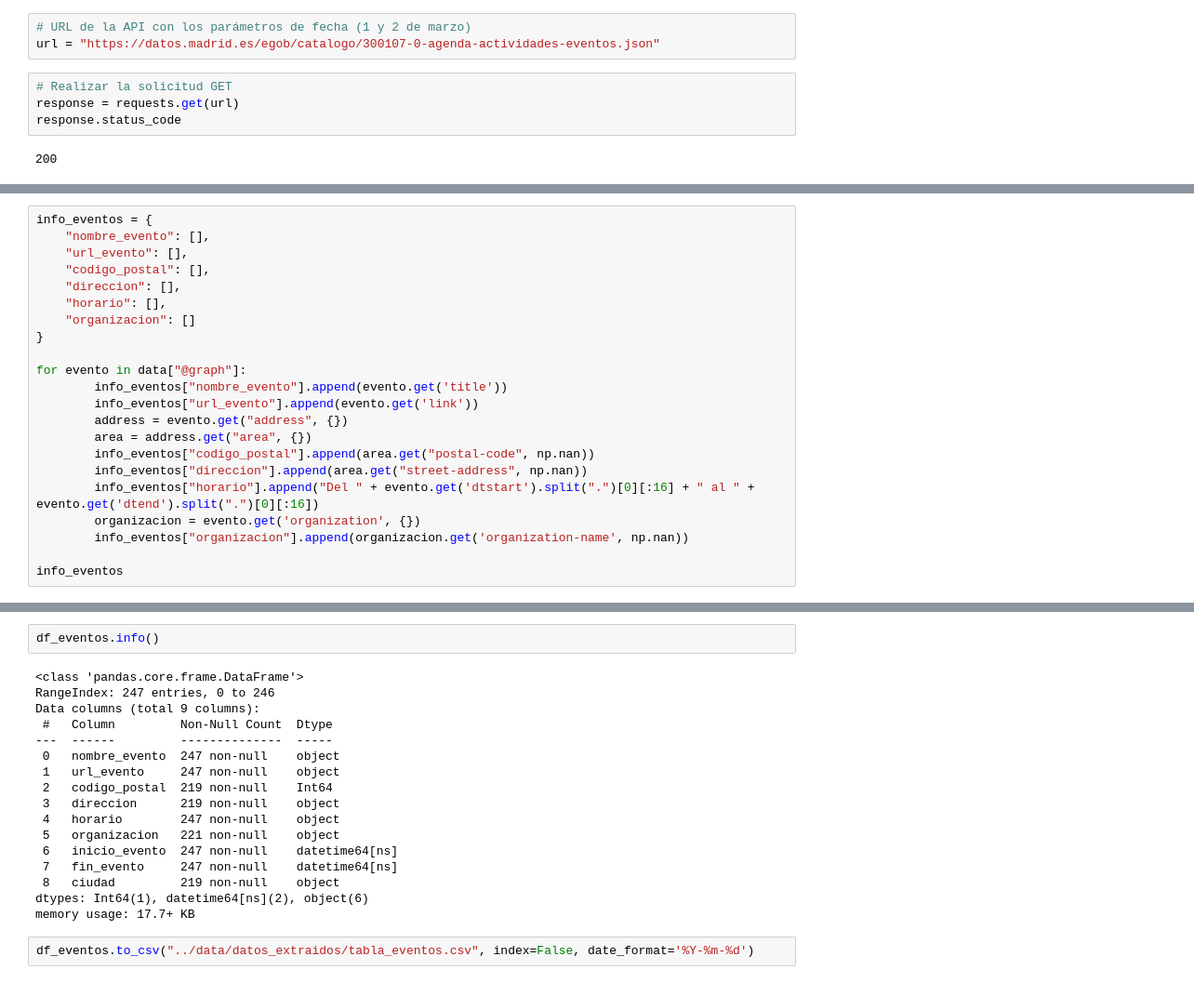
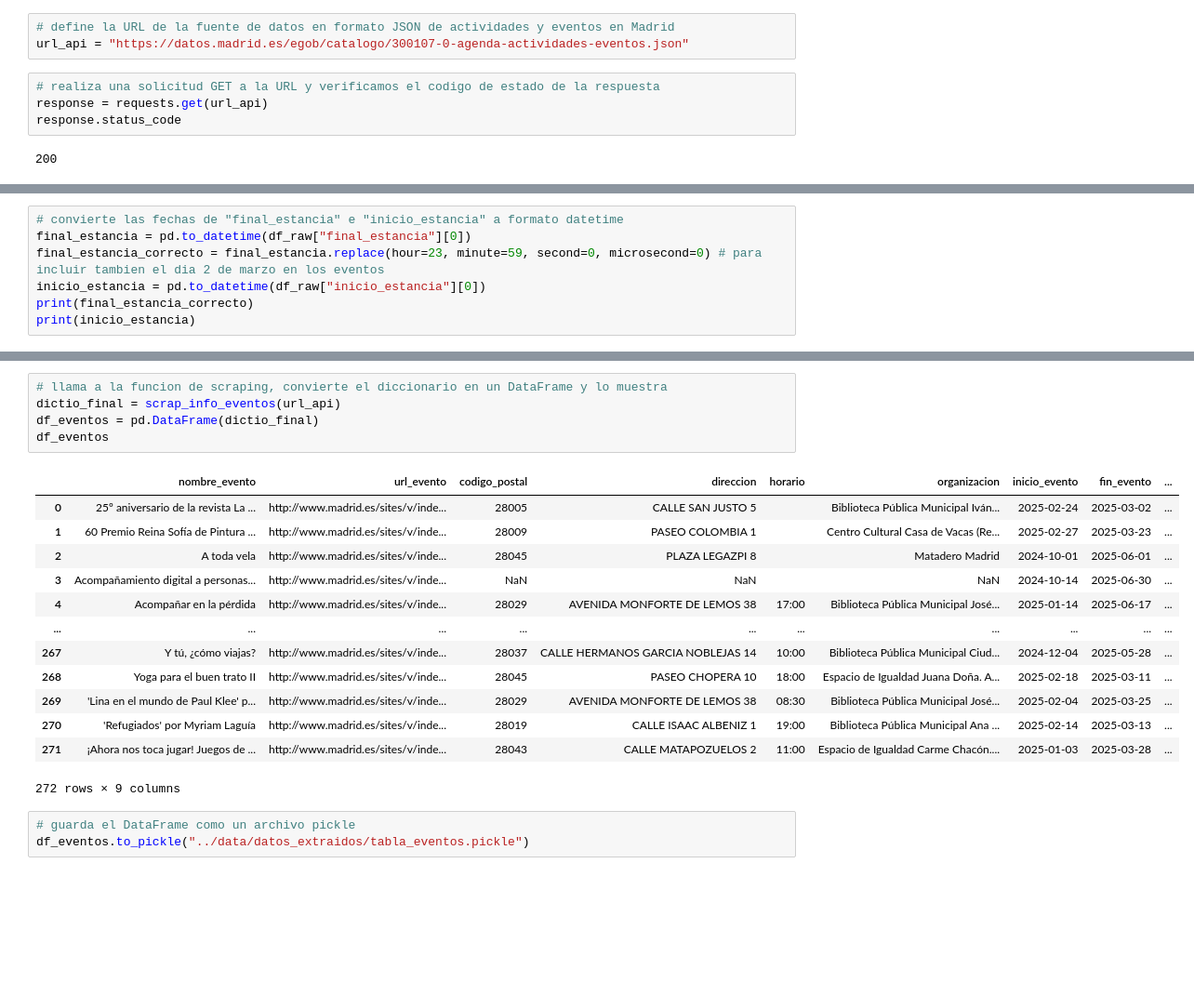
Before and after one commit to raquelscv/Proyecto-ETL, a Jupyter notebook: jupyters/scrapeo_api.ipynb, the cells around one changed output, grey strips where cells are left out. Shown at 93% size. Cells and saved outputs as stored; diff of their text form; blank space fills up the shorter version.

Commit message:
Terminado scrapeo api

```diff
--- a/jupyters/scrapeo_api.ipynb
+++ b/jupyters/scrapeo_api.ipynb
@@ -3,11 +4,11 @@ import pandas as pd
 import numpy as np
 import requests
 # %%
-# URL de la API con los parámetros de fecha (1 y 2 de marzo)
-url = "https://datos.madrid.es/egob/catalogo/300107-0-agenda-actividades-eventos.json"
+# define la URL de la fuente de datos en formato JSON de actividades y eventos en Madrid
+url_api = "https://datos.madrid.es/egob/catalogo/300107-0-agenda-actividades-eventos.json"
 # %%
-# Realizar la solicitud GET
-response = requests.get(url)
+# realiza una solicitud GET a la URL y verificamos el codigo de estado de la respuesta
+response = requests.get(url_api)
 response.status_code
 # %% [output]
 200
@@ -56,22 +69,0 @@ cod_postal
-# %%
-info_eventos = {
-    "nombre_evento": [],
-    "url_evento": [],
-    "codigo_postal": [],
-    "direccion": [],
-    "horario": [],
-    "organizacion": []
-}
-
-for evento in data["@graph"]:
-        info_eventos["nombre_evento"].append(evento.get('title'))
-        info_eventos["url_evento"].append(evento.get('link'))
-        address = evento.get("address", {})
-        area = address.get("area", {})
-        info_eventos["codigo_postal"].append(area.get("postal-code", np.nan))
-        info_eventos["direccion"].append(area.get("street-address", np.nan))
-        info_eventos["horario"].append("Del " + evento.get('dtstart').split(".")[0][:16] + " al " + evento.get('dtend').split(".")[0][:16])
-        organizacion = evento.get('organization', {})
-        info_eventos["organizacion"].append(organizacion.get('organization-name', np.nan))
-
-info_eventos
@@ -117,0 +81,7 @@ Timestamp('2025-03-02 00:00:00')
+# %%
+# convierte las fechas de "final_estancia" e "inicio_estancia" a formato datetime
+final_estancia = pd.to_datetime(df_raw["final_estancia"][0])
+final_estancia_correcto = final_estancia.replace(hour=23, minute=59, second=0, microsecond=0) # para incluir tambien el dia 2 de marzo en los eventos
+inicio_estancia = pd.to_datetime(df_raw["inicio_estancia"][0])
+print(final_estancia_correcto)
+print(inicio_estancia)
@@ -209,21 +134,22 @@ for col in col_fechas:
-# %%
-df_eventos.info()
-# %% [output]
-<class 'pandas.core.frame.DataFrame'>
-RangeIndex: 247 entries, 0 to 246
-Data columns (total 9 columns):
- #   Column         Non-Null Count  Dtype
----  ------         --------------  -----
- 0   nombre_evento  247 non-null    object
- 1   url_evento     247 non-null    object
- 2   codigo_postal  219 non-null    Int64
- 3   direccion      219 non-null    object
- 4   horario        247 non-null    object
- 5   organizacion   221 non-null    object
- 6   inicio_evento  247 non-null    datetime64[ns]
- 7   fin_evento     247 non-null    datetime64[ns]
- 8   ciudad         219 non-null    object
-dtypes: Int64(1), datetime64[ns](2), object(6)
-memory usage: 17.7+ KB
-# %%
-df_eventos.to_csv("../data/datos_extraidos/tabla_eventos.csv", index=False, date_format='%Y-%m-%d')
+# %%
+# llama a la funcion de scraping, convierte el diccionario en un DataFrame y lo muestra
+dictio_final = scrap_info_eventos(url_api)
+df_eventos = pd.DataFrame(dictio_final)
+df_eventos
+# %% [output]
+|  | nombre_evento | url_evento | codigo_postal | direccion | horario | organizacion | inicio_evento | fin_evento | ... |
+| 0 | 25º aniversario de la revista La ... | http://www.madrid.es/sites/v/inde... | 28005 | CALLE SAN JUSTO 5 |  | Biblioteca Pública Municipal Iván... | 2025-02-24 | 2025-03-02 | ... |
+| 1 | 60 Premio Reina Sofía de Pintura ... | http://www.madrid.es/sites/v/inde... | 28009 | PASEO COLOMBIA 1 |  | Centro Cultural Casa de Vacas (Re... | 2025-02-27 | 2025-03-23 | ... |
+| 2 | A toda vela | http://www.madrid.es/sites/v/inde... | 28045 | PLAZA LEGAZPI 8 |  | Matadero Madrid | 2024-10-01 | 2025-06-01 | ... |
+| 3 | Acompañamiento digital a personas... | http://www.madrid.es/sites/v/inde... | NaN | NaN |  | NaN | 2024-10-14 | 2025-06-30 | ... |
+| 4 | Acompañar en la pérdida | http://www.madrid.es/sites/v/inde... | 28029 | AVENIDA MONFORTE DE LEMOS 38 | 17:00 | Biblioteca Pública Municipal José... | 2025-01-14 | 2025-06-17 | ... |
+| ... | ... | ... | ... | ... | ... | ... | ... | ... | ... |
+| 267 | Y tú, ¿cómo viajas? | http://www.madrid.es/sites/v/inde... | 28037 | CALLE HERMANOS GARCIA NOBLEJAS 14 | 10:00 | Biblioteca Pública Municipal Ciud... | 2024-12-04 | 2025-05-28 | ... |
+| 268 | Yoga para el buen trato II | http://www.madrid.es/sites/v/inde... | 28045 | PASEO CHOPERA 10 | 18:00 | Espacio de Igualdad Juana Doña. A... | 2025-02-18 | 2025-03-11 | ... |
+| 269 | 'Lina en el mundo de Paul Klee' p... | http://www.madrid.es/sites/v/inde... | 28029 | AVENIDA MONFORTE DE LEMOS 38 | 08:30 | Biblioteca Pública Municipal José... | 2025-02-04 | 2025-03-25 | ... |
+| 270 | 'Refugiados' por Myriam Laguía | http://www.madrid.es/sites/v/inde... | 28019 | CALLE ISAAC ALBENIZ 1 | 19:00 | Biblioteca Pública Municipal Ana ... | 2025-02-14 | 2025-03-13 | ... |
+| 271 | ¡Ahora nos toca jugar! Juegos de ... | http://www.madrid.es/sites/v/inde... | 28043 | CALLE MATAPOZUELOS 2 | 11:00 | Espacio de Igualdad Carme Chacón.... | 2025-01-03 | 2025-03-28 | ... |
+272 rows × 9 columns
+# %%
+# guarda el DataFrame como un archivo pickle
+df_eventos.to_pickle("../data/datos_extraidos/tabla_eventos.pickle")
```
Also changed, not shown: parts of 19 cells of this notebook, 5 other files.
